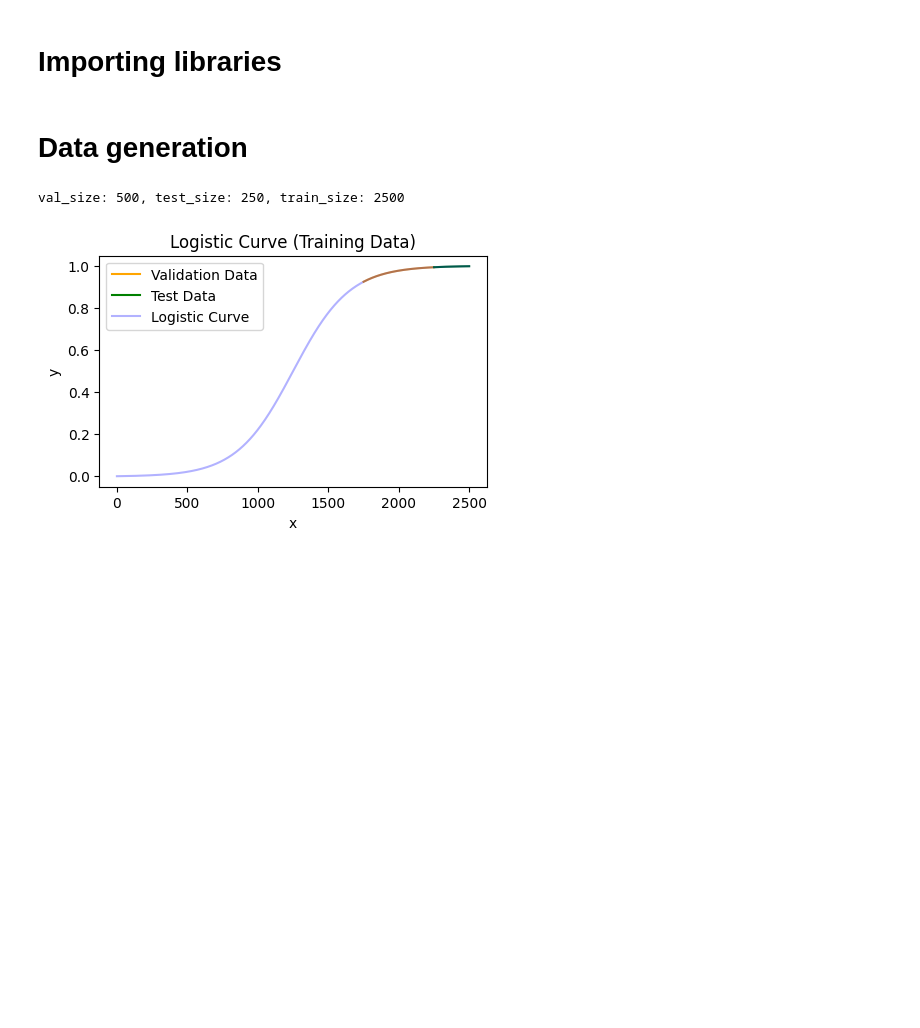
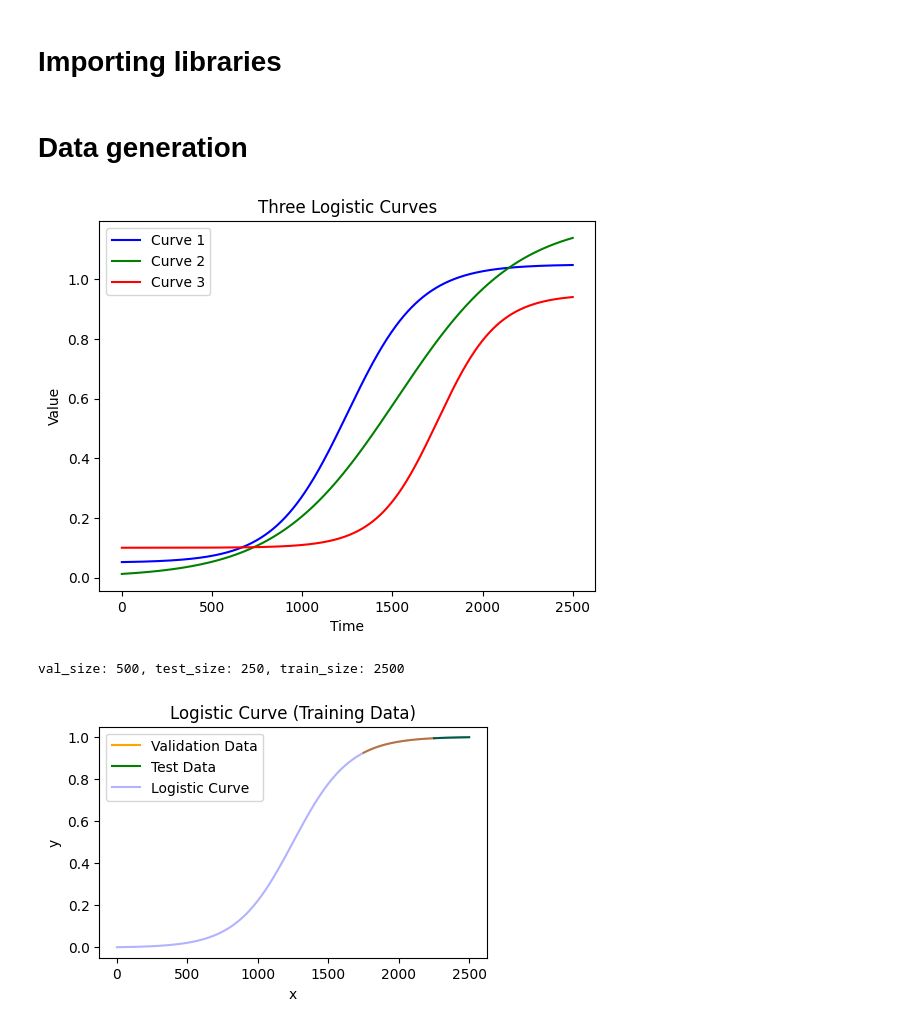
Before and after one commit to denmj/lstm, a Jupyter notebook: lstm_one_to_one_three_curves.ipynb, the cells around one changed output. Saved outputs shown, nothing was run; the diff lists cells and outputs as text; code cells hidden in the pictures; blank space fills up the shorter version.

```diff
--- a/lstm_one_to_one_three_curves.ipynb
+++ b/lstm_one_to_one_three_curves.ipynb
@@ -21,14 +21,39 @@ np.set_printoptions(linewidth=300)
 # %% [markdown]
 # Data generation
-# %%
-# Logistic function
-def logistic_curve(x, L, k, x0, b):
-    return L / (1 + np.exp(-k * (x - x0))) + b
-
-# Generate data
-x_train = np.linspace(0, 2500, 2500)  # x-axis points
-L, k, x0, b = 1, 0.005, 1250, 1       # Parameters for logistic curve
-y_train = logistic_curve(x_train, L, k, x0, b)
+# %%
+# Logistic function
+def logistic_curve(x, L, k, x0, b):
+    return L / (1 + np.exp(-k * (x - x0))) + b
+
+# Generate data
+t = np.linspace(0, 2500, 2500)  # x-axis points
+curve_1 = logistic_curve(t, 1, 0.005, 1250, 0.05)
+curve_2 = logistic_curve(t, 1.2, 0.003, 1525, 0)
+curve_3 = logistic_curve(t, 0.85, 0.006, 1750, 0.1)
+curve4 = logistic_curve(t, L=1.15, k=0.09, x0=54)
+
+
+# ID each curve
+curve_1_id = np.full_like(curve_1, 1)
+curve_2_id = np.full_like(curve_2, 2)
+curve_3_id = np.full_like(curve_3, 3)
+
+curve_1_combined = np.stack((curve_1, curve_1_id), axis=-1)
+curve_2_combined = np.stack((curve_2, curve_2_id), axis=-1)
+curve_3_combined = np.stack((curve_3, curve_3_id), axis=-1)
+
+combined_data = np.concatenate((curve_1_combined, curve_2_combined, curve_3_combined), axis=0)
+# %%
+plt.plot(t, curve_1, label="Curve 1", color="blue")
+plt.plot(t, curve_2, label="Curve 2", color="green")
+plt.plot(t, curve_3, label="Curve 3", color="red")
+plt.xlabel("Time")
+plt.ylabel("Value")
+plt.title("Three Logistic Curves")
+plt.legend()
+plt.show()
+# %% [output]
+[figure, added]
 # %%
 # Total data size
 data_size = len(y_train)
```
Also changed, not shown: parts of 1 cell of this notebook.
